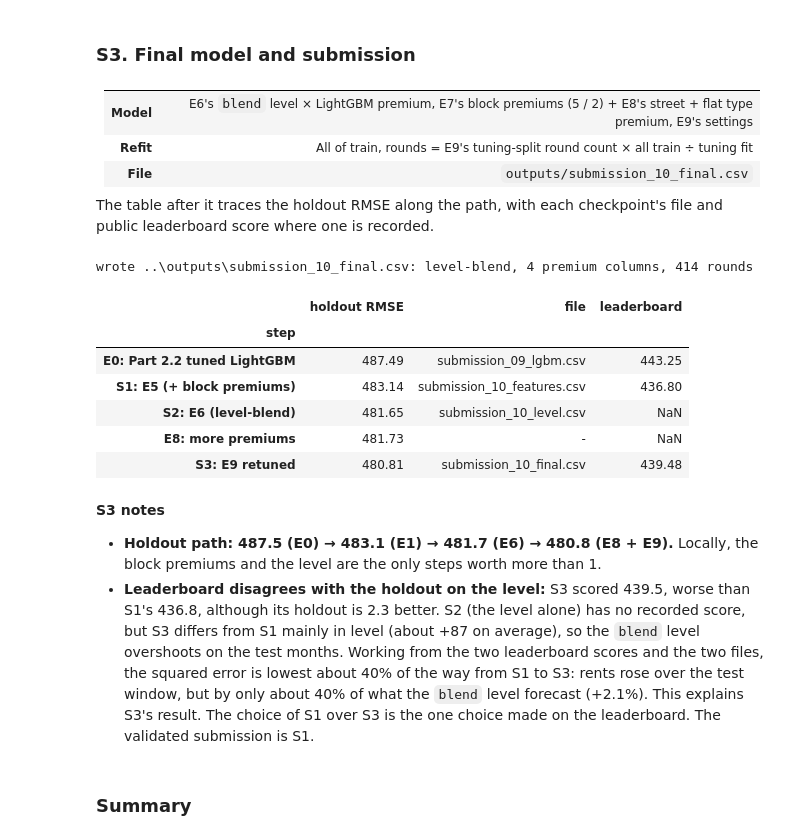
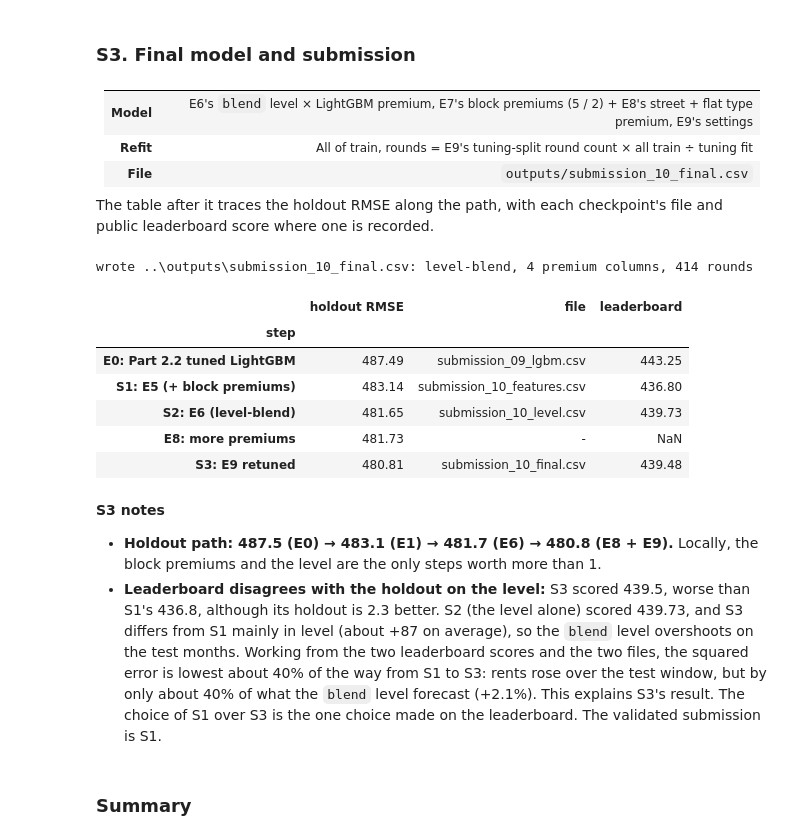
Before and after one commit to sidneyting/hdb-rentals, a Jupyter notebook: notebooks/2_models.ipynb, the cells around one changed output. Cells and saved outputs as stored; diff of their text form; code cells hidden in the pictures.

```diff
--- a/notebooks/2_models.ipynb
+++ b/notebooks/2_models.ipynb
@@ -2382,27 +2382,27 @@ score where one is recorded.
 # %%
 add_more_premiums(full_tr, [full_te])
 rounds_all = int(round(best_row["rounds"] * len(full_tr) / len(tune_fit_df)))
 (test_final,) = fit_arm(full_tr, [full_te], EXTRA_E8, ARM, {**TUNED_E9, "n_estimators": rounds_all})
 assert len(test_final) == len(te) and np.isfinite(test_final).all()
 SUB_FINAL = OUT / "submission_10_final.csv"
 pd.DataFrame({"Id": np.arange(len(test_final)), "Predicted": test_final}).to_csv(SUB_FINAL, index=False)
 print(f"wrote {SUB_FINAL}: {ARM}, {len(EXTRA_E8)} premium columns, {rounds_all} rounds")
 
 steps = pd.DataFrame([
     {"step": "E0: Part 2.2 tuned LightGBM", "holdout RMSE": RESULTS["base (Part 2.2 tuned LightGBM)"]["holdout RMSE"], "file": "submission_09_lgbm.csv", "leaderboard": 443.25},
     {"step": "S1: E5 (+ block premiums)", "holdout RMSE": R2[REF]["holdout RMSE"], "file": "submission_10_features.csv", "leaderboard": 436.8},
-    {"step": f"S2: E6 ({ARM})", "holdout RMSE": R2[f"E5 final, {ARM}"]["holdout RMSE"], "file": "submission_10_level.csv", "leaderboard": np.nan},
+    {"step": f"S2: E6 ({ARM})", "holdout RMSE": R2[f"E5 final, {ARM}"]["holdout RMSE"], "file": "submission_10_level.csv", "leaderboard": 439.73},
     {"step": "E8: more premiums", "holdout RMSE": R2[BEST_E8]["holdout RMSE"], "file": "-", "leaderboard": np.nan},
     {"step": "S3: E9 retuned", "holdout RMSE": retune_tbl[1]["holdout RMSE"], "file": "submission_10_final.csv", "leaderboard": 439.48},
 ]).set_index("step")
 steps
 # %% [output]
 wrote ..\outputs\submission_10_final.csv: level-blend, 4 premium columns, 414 rounds
 |  | holdout RMSE | file | leaderboard |
 | step |  |  |  |
 | E0: Part 2.2 tuned LightGBM | 487.49 | submission_09_lgbm.csv | 443.25 |
 | S1: E5 (+ block premiums) | 483.14 | submission_10_features.csv | 436.80 |
-| S2: E6 (level-blend) | 481.65 | submission_10_level.csv | NaN |
+| S2: E6 (level-blend) | 481.65 | submission_10_level.csv | 439.73 |
 | E8: more premiums | 481.73 | - | NaN |
 | S3: E9 retuned | 480.81 | submission_10_final.csv | 439.48 |
 # %% [markdown]
@@ -2410,7 +2410,7 @@ wrote ..\outputs\submission_10_final.csv: level-blend, 4 premium columns, 414 ro
 
 - **Holdout path: 487.5 (E0) → 483.1 (E1) → 481.7 (E6) → 480.8 (E8 + E9).** Locally, the block premiums and the level are the only steps worth more than 1.
 - **Leaderboard disagrees with the holdout on the level:** S3 scored 439.5, worse than S1's 436.8, although its
-  holdout is 2.3 better. S2 (the level alone) has no recorded score, but S3 differs from S1 mainly in level (about
+  holdout is 2.3 better. S2 (the level alone) scored 439.73, and S3 differs from S1 mainly in level (about
 +87 on average), so the `blend` level overshoots on the test months. Working from the two leaderboard scores and the two files, the squared error is lowest about 40% of the way from S1 to S3: rents rose over the test window, but by only about 40% of what the `blend` level forecast (+2.1%). This explains S3's result. The choice of S1 over S3 is the one choice made on the leaderboard. The validated submission is S1.
 # %% [markdown]
 ### Summary
```
Also changed, not shown: parts of 2 cells of this notebook, 4 other files.
